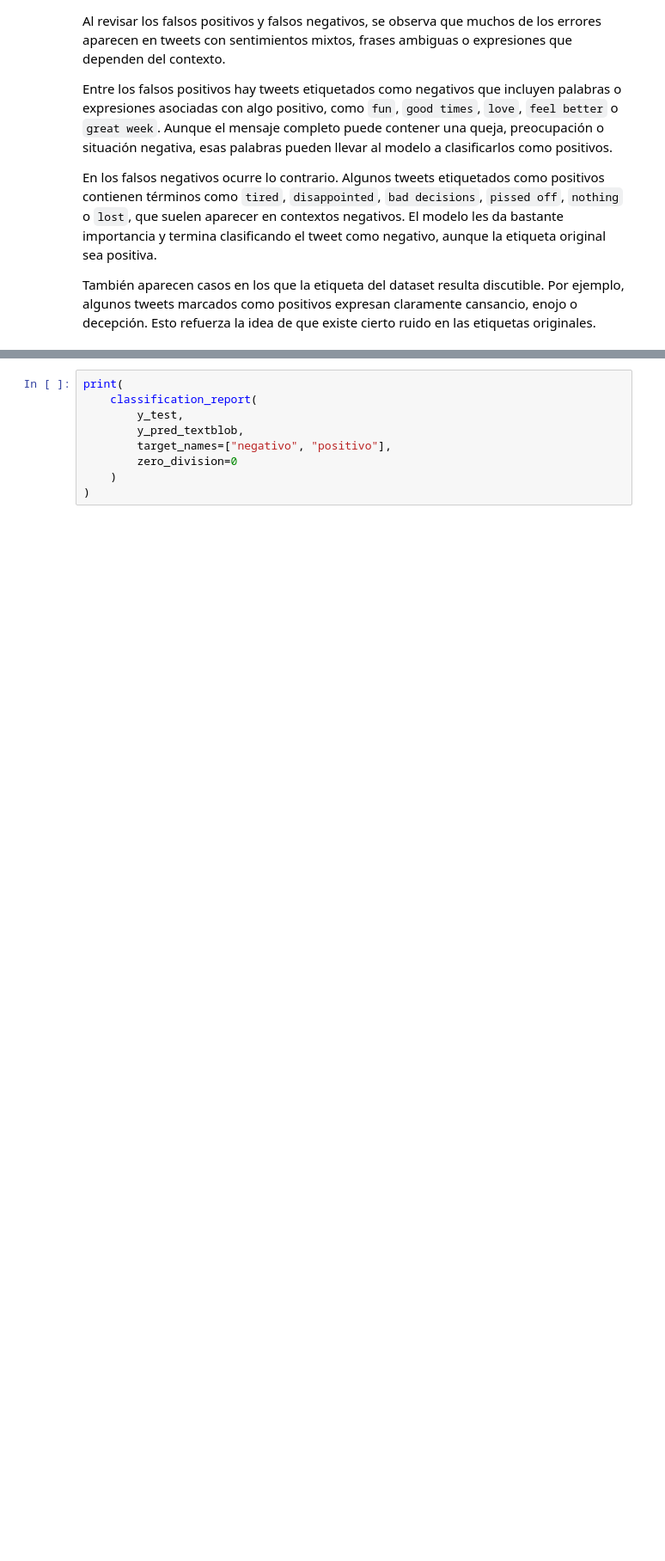
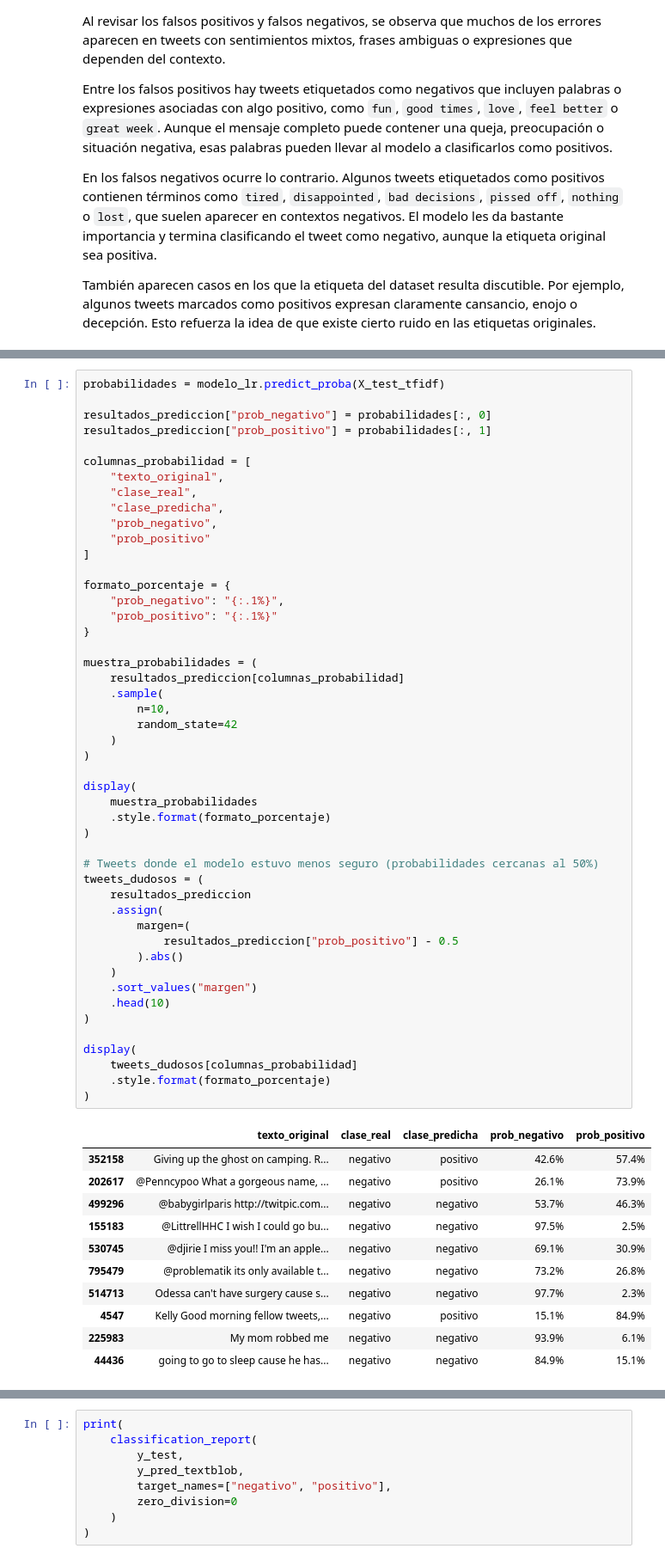
Before and after one commit to AlejoMarconi/tp3-nlp-tweets, a Jupyter notebook: notebook.ipynb, the cells around one changed output, grey strips where cells are left out. Shown at 86% size. Drawn from its saved outputs; the diff is of its cells as text; blank space fills up the shorter version.

```diff
--- a/notebook.ipynb
+++ b/notebook.ipynb
@@ -1246,0 +1253,60 @@ También aparecen casos en los que la etiqueta del dataset resulta discutible. P
+# %%
+probabilidades = modelo_lr.predict_proba(X_test_tfidf)
+
+resultados_prediccion["prob_negativo"] = probabilidades[:, 0]
+resultados_prediccion["prob_positivo"] = probabilidades[:, 1]
+
+columnas_probabilidad = [
+    "texto_original",
+    "clase_real",
+    "clase_predicha",
+    "prob_negativo",
+    "prob_positivo"
+]
+
+formato_porcentaje = {
+    "prob_negativo": "{:.1%}",
+    "prob_positivo": "{:.1%}"
+}
+
+muestra_probabilidades = (
+    resultados_prediccion[columnas_probabilidad]
+    .sample(
+        n=10,
+        random_state=42
+    )
+)
+
+display(
+    muestra_probabilidades
+    .style.format(formato_porcentaje)
+)
+
+# Tweets donde el modelo estuvo menos seguro (probabilidades cercanas al 50%)
+tweets_dudosos = (
+    resultados_prediccion
+    .assign(
+        margen=(
+            resultados_prediccion["prob_positivo"] - 0.5
+        ).abs()
+    )
+    .sort_values("margen")
+    .head(10)
+)
+
+display(
+    tweets_dudosos[columnas_probabilidad]
+    .style.format(formato_porcentaje)
+)
+# %% [output]
+|  | texto_original | clase_real | clase_predicha | prob_negativo | prob_positivo |
+| 352158 | Giving up the ghost on camping. R... | negativo | positivo | 42.6% | 57.4% |
+| 202617 | @Penncypoo What a gorgeous name, ... | negativo | positivo | 26.1% | 73.9% |
+| 499296 | @babygirlparis http://twitpic.com... | negativo | negativo | 53.7% | 46.3% |
+| 155183 | @LittrellHHC I wish I could go bu... | negativo | negativo | 97.5% | 2.5% |
+| 530745 | @djirie I miss you!! I'm an apple... | negativo | negativo | 69.1% | 30.9% |
+| 795479 | @problematik its only available t... | negativo | negativo | 73.2% | 26.8% |
+| 514713 | Odessa can't have surgery cause s... | negativo | negativo | 97.7% | 2.3% |
+| 4547 | Kelly Good morning fellow tweets,... | negativo | positivo | 15.1% | 84.9% |
+| 225983 | My mom robbed me | negativo | negativo | 93.9% | 6.1% |
+| 44436 | going to go to sleep cause he has... | negativo | negativo | 84.9% | 15.1% |
```
Also changed, not shown: parts of 9 cells of this notebook, 1 other file.
